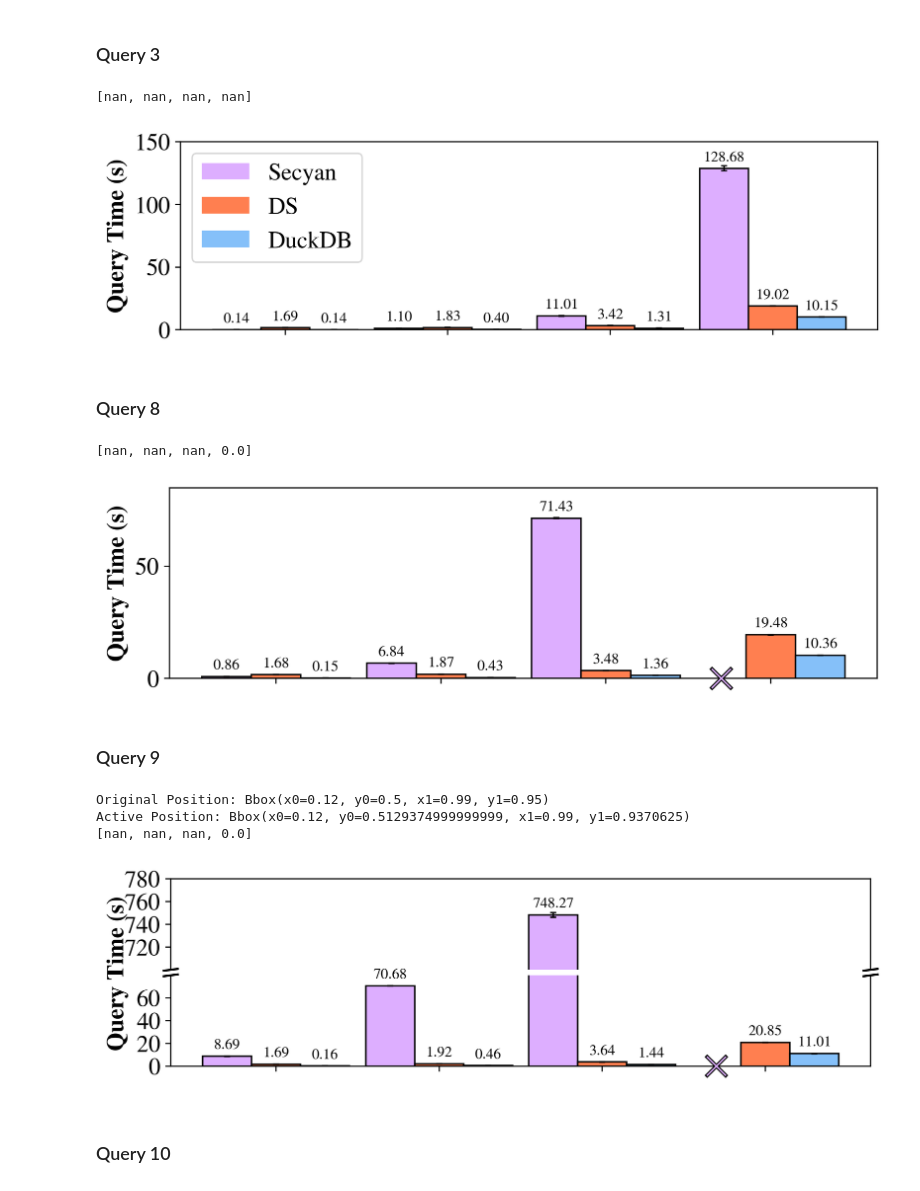
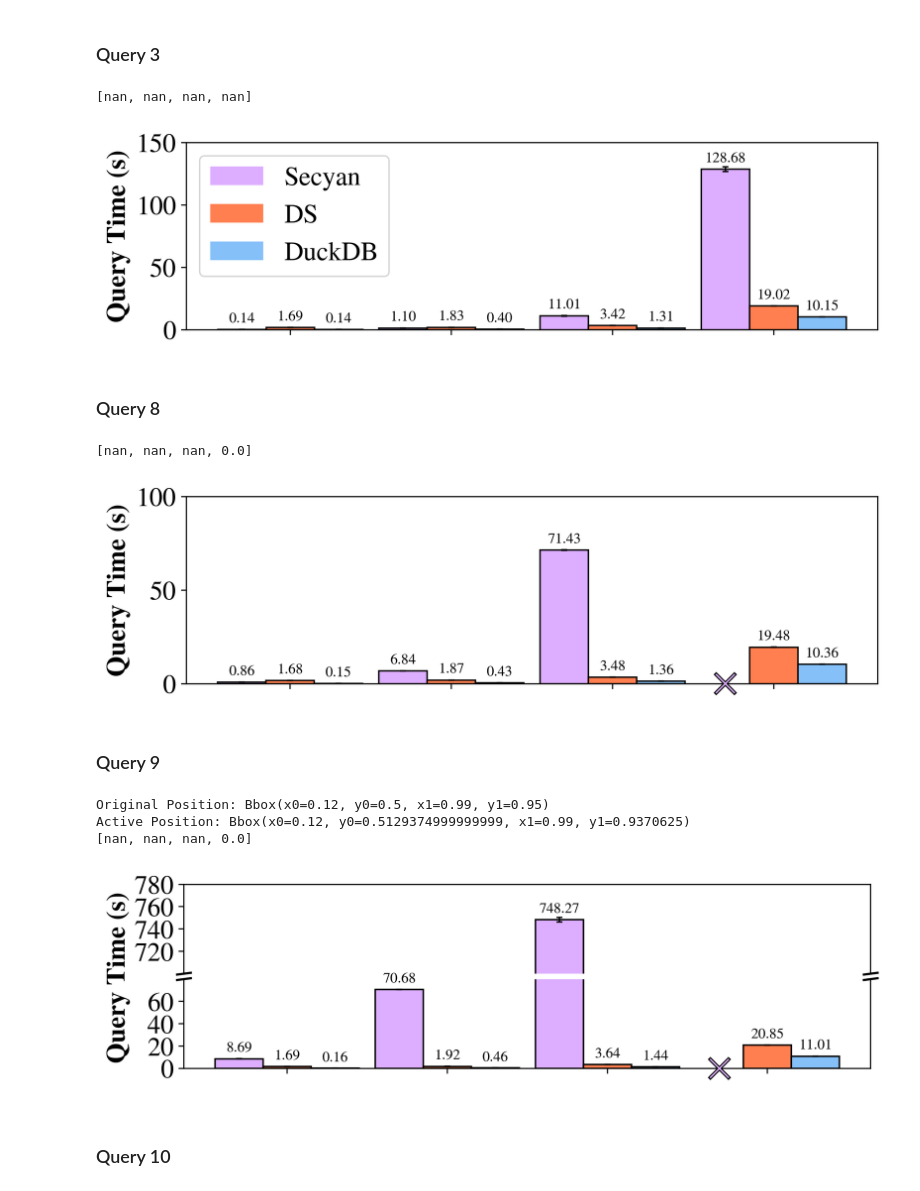
Before and after one commit to Dumplingz/data-pooling-experiments, a Jupyter notebook: data_analysis/join_filter_data_parsing.ipynb, the cells around one changed output. Cells and saved outputs as stored; diff of their text form; code cells hidden in the pictures.

```diff
--- a/data_analysis/join_filter_data_parsing.ipynb
+++ b/data_analysis/join_filter_data_parsing.ipynb
@@ -10,7 +10,7 @@ import matplotlib.style as style
 mpl.rcParams['mathtext.fontset'] = 'stix'
 mpl.rcParams['font.family'] = 'STIXGeneral'
 # print(mpl.rcParams['font.size'])
-mpl.rcParams['font.size'] = 16
+mpl.rcParams['font.size'] = 18
 # %%
 def create_bbox_spec_from_corners(x1,x2,y1,y2):
     return [x1,y1,x2-x1,y2-y1]
@@ -301,7 +301,7 @@ plt.savefig("tpch_q3.pdf")
 plt.show()
 # %% [output]
 [nan, nan, nan, nan]
-[figure, old version]
+[figure, new version]
 # %% [markdown]
 ### Query 8
 # %%
@@ -322,7 +322,7 @@ width = 0.3
 # min_no_sev, median_no_sev, max_no_sev = raw_mmm(no_sev)
 # min_sev, median_sev, max_sev = raw_mmm(sev)
 min_y = 0.00
-max_y = 85
+max_y = 100
 
 fig = plt.figure(figsize=(7.5, 2), dpi=320)
 # plt.yscale('log')
@@ -389,34 +389,34 @@ duckdb_bar = ax.bar(x=X_axis+width,width=width,height=duckdb_medians,label="Duck
         color='#85C0F9'
         )
 ax.bar(x=X_axis+width,width=width,height=duckdb_medians,yerr=duckdb_stdevs,
         edgecolor='black',
         error_kw={"elinewidth":1,"capsize":2,"capthick":1},
         color='none'
         )
 duckdb_label = map(lambda n: '{0:.2f}'.format(n),duckdb_medians)
 ax.bar_label(duckdb_bar, duckdb_label, fontsize=bar_label_font_size,
         #       rotation=90,
               padding=padding
               )
 
 # axes = plt.gca()
 ax.set_ylim([min_y,max_y])
 
 
 # ax.xlabel("Data Size", fontweight="bold")
 ax.set_ylabel("Query Time (s)", fontweight="bold")
 # plt.legend(ncol=1, loc='upper left')
 # ax.title("TPC-H Query 8")
 
 ax.set_xticks(X_axis, ['1MB', '10MB', '100MB', '1GB'])
 ax.set_xticklabels([])
 
 plt.savefig("tpch_q8.pdf")
 
 plt.show()
 # %% [output]
 [nan, nan, nan, 0.0]
-[figure, old version]
+[figure, new version]
 # %% [markdown]
 ### Query 9
 # %%
@@ -567,7 +567,7 @@ ax2.plot((1 - d, 1 + d), (1 - d, 1 + d), **kwargs)  # bottom-right diagonal
 
 
 # ax.set_xlabel("Data Size", fontweight="bold")
-ax.set_ylabel("Query Time (s)", fontweight="bold")
+ax.set_ylabel("Query Time (s)", fontweight="bold", labelpad=10)
 
 # plt.xlabel("Data Size", fontweight="bold")
 # plt.ylabel("Query Time (s)", fontweight="bold")
@@ -585,7 +585,7 @@ plt.show()
 Original Position: Bbox(x0=0.12, y0=0.5, x1=0.99, y1=0.95)
 Active Position: Bbox(x0=0.12, y0=0.5129374999999999, x1=0.99, y1=0.9370625)
 [nan, nan, nan, 0.0]
-[figure, old version]
+[figure, new version]
 # %% [markdown]
 ### Query 10
 # %%
```
Also changed, not shown: parts of 2 cells of this notebook, 6 other files.
